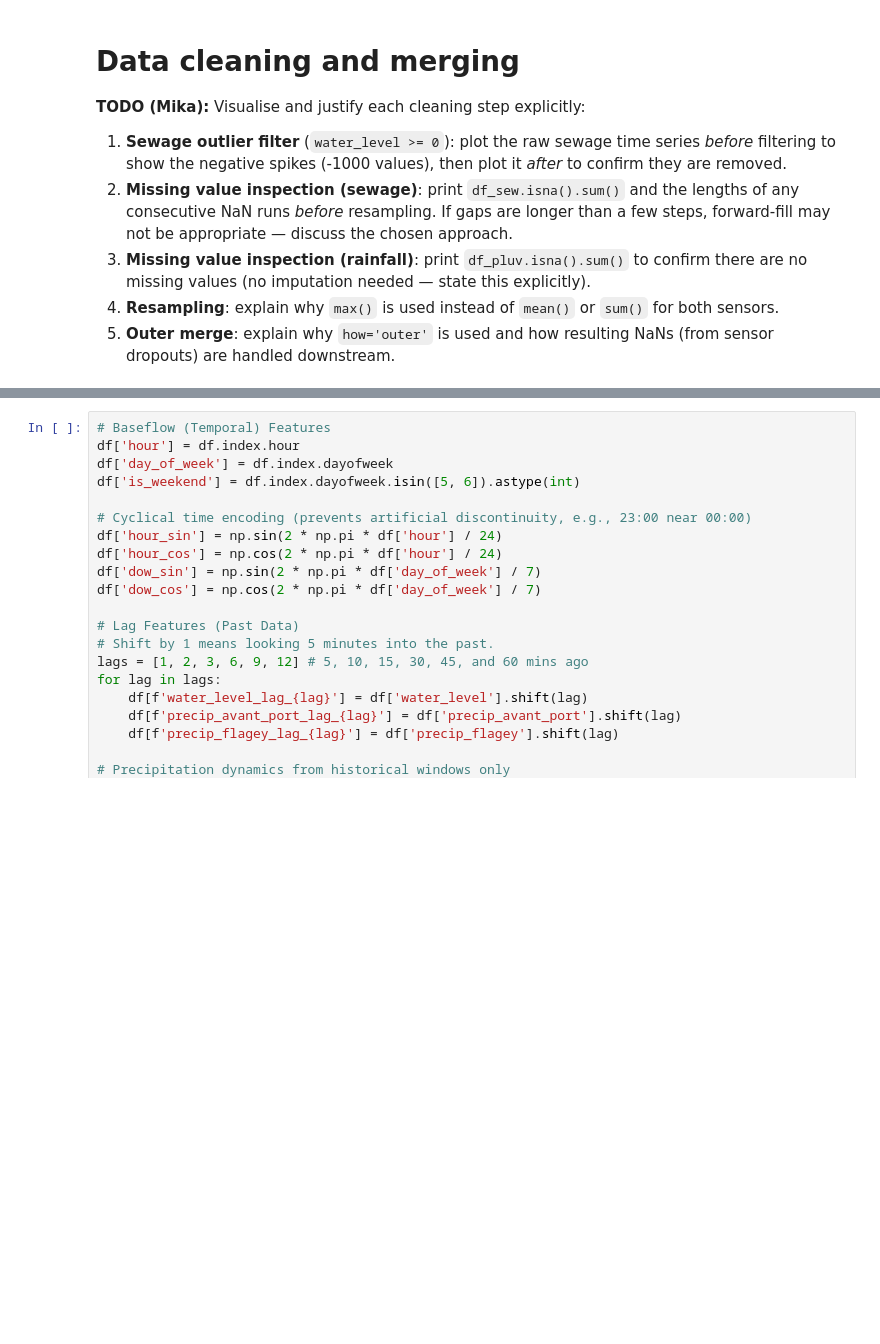
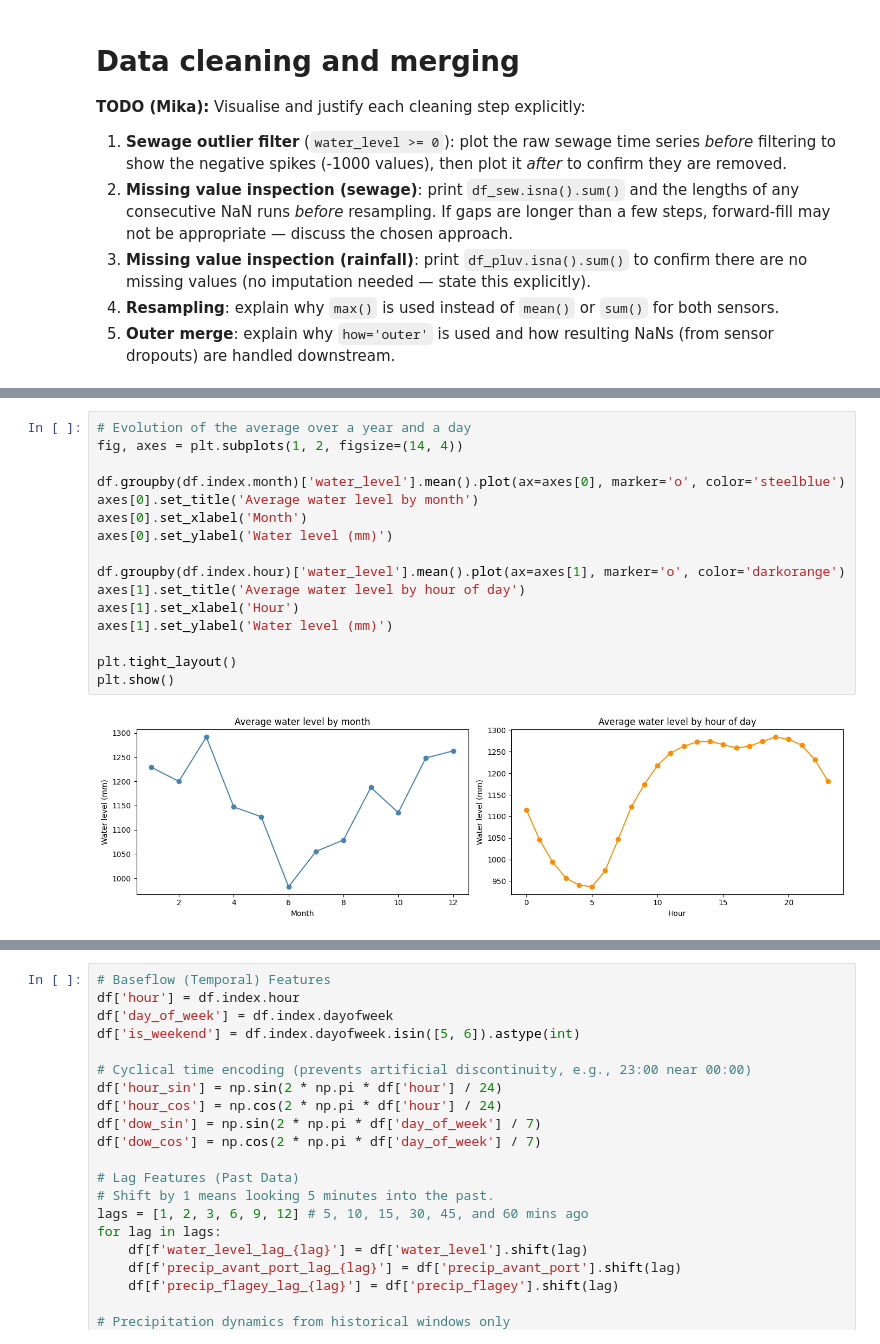
Before and after one commit to miirage-exe/overflow-prediction, a Jupyter notebook: project.ipynb, the cells around one changed output, grey strips where cells are left out. Cells and saved outputs as stored; diff of their text form; blank space fills up the shorter version.

```diff
--- a/project.ipynb
+++ b/project.ipynb
@@ -144,0 +213,18 @@ df_2024.plot(figsize=(24,6), secondary_y=['precip_avant_port', 'precip_flagey'])
+# %%
+# Evolution of the average over a year and a day
+fig, axes = plt.subplots(1, 2, figsize=(14, 4))
+
+df.groupby(df.index.month)['water_level'].mean().plot(ax=axes[0], marker='o', color='steelblue')
+axes[0].set_title('Average water level by month')
+axes[0].set_xlabel('Month')
+axes[0].set_ylabel('Water level (mm)')
+
+df.groupby(df.index.hour)['water_level'].mean().plot(ax=axes[1], marker='o', color='darkorange')
+axes[1].set_title('Average water level by hour of day')
+axes[1].set_xlabel('Hour')
+axes[1].set_ylabel('Water level (mm)')
+
+plt.tight_layout()
+plt.show()
+# %% [output]
+[figure, added]
```
Also changed, not shown: parts of 21 cells of this notebook.
